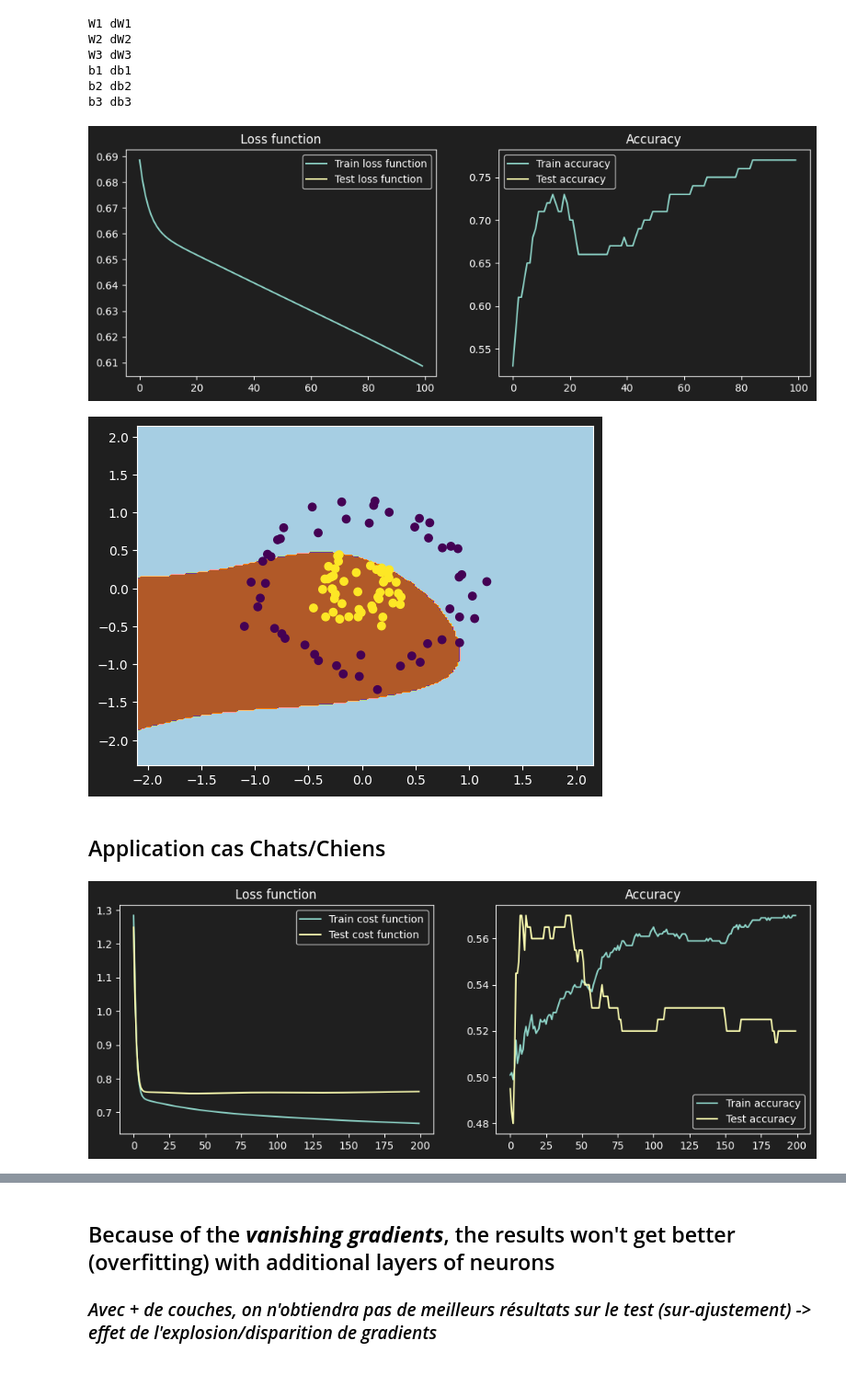
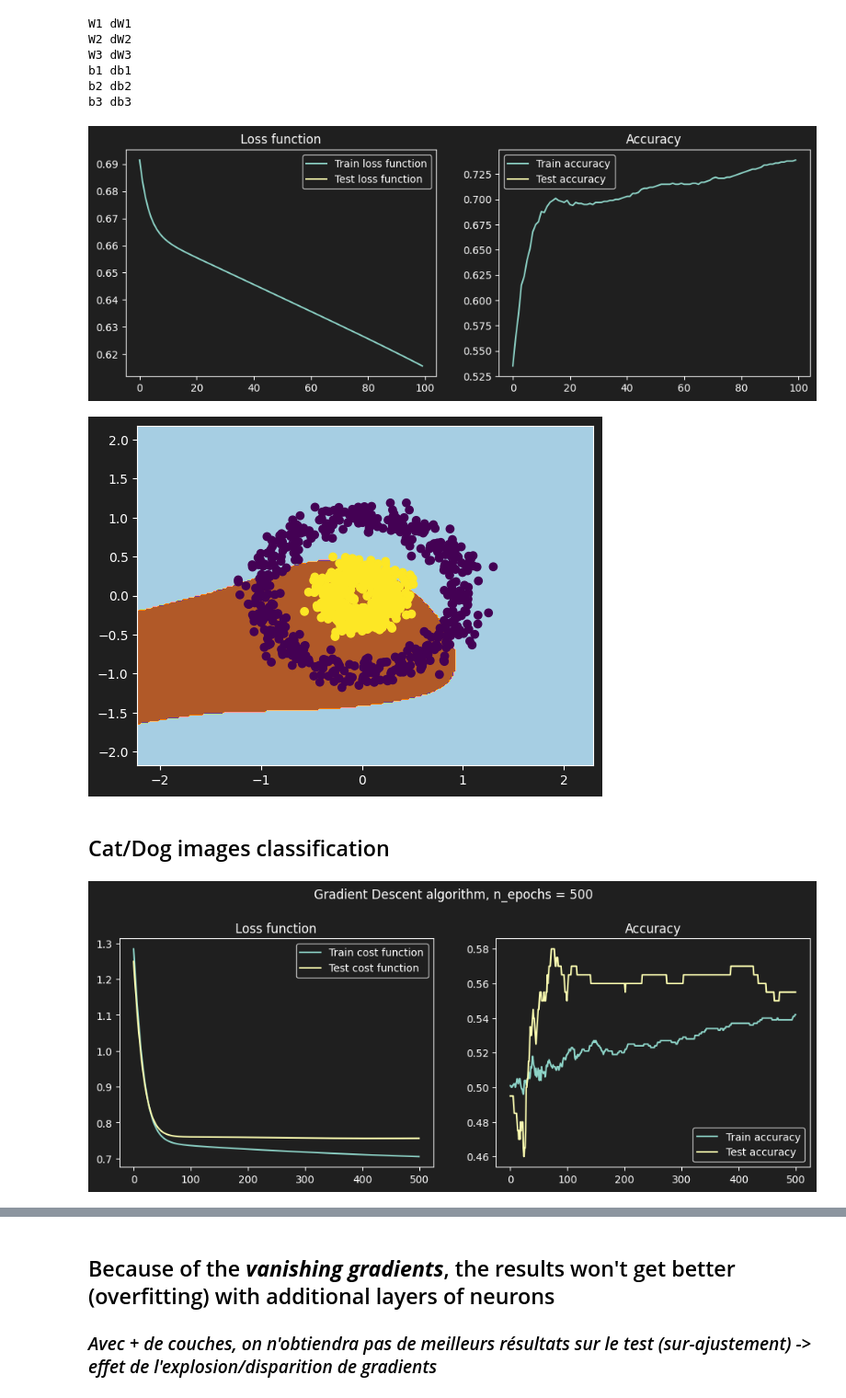
Before and after one commit to hadisql/deep_learning, a Jupyter notebook: DL_Nlayers.ipynb, the cells around one changed output, grey strips where cells are left out. Shown at 92% size. Drawn from its saved outputs; the diff is of its cells as text; code cells hidden in the pictures; blank space fills up the shorter version.

```diff
--- a/DL_Nlayers.ipynb
+++ b/DL_Nlayers.ipynb
@@ -105,7 +105,7 @@ plt.rcParams.update({
     "axes.facecolor": (0.12 , 0.12, 0.12, 1),
 })
 # %%
-X, y = make_circles(n_samples=100, noise=.1, factor=.3,random_state=0)
+X, y = make_circles(n_samples=1000, noise=.1, factor=.3,random_state=0)
 X = X.T
 y = y.reshape((y.shape[0],1))
 y = y.T
@@ -298,7 +298,7 @@ def neural_network(X_train, y_train, *hidden_layers, learning_rate=0.1, n_epochs
 # %%
 parameters_f, scores = neural_network(X,y,32,8,learning_rate=.01, n_epochs=1000, plot_scores=True)
 # %% [output]
-[figure, old version]
+[figure, new version]
 # %%
 h = .02  # step size in the mesh
 # create a mesh to plot in
@@ -320,9 +320,9 @@ plt.scatter(X[0,:],X[1,:],c=y)
 
 plt.show()
 # %% [output]
-[figure, old version]
+[figure, new version]
-# %% [markdown]
-## Application cas Chats/Chiens
+# %% [markdown]
+## Cat/Dog images classification
 # %%
 from sklearn.metrics import accuracy_score
 from tqdm import tqdm
@@ -382,6 +382,7 @@ def neural_network(X_train, y_train, X_test, y_test, *hidden_layers, learning_ra
         plt.plot(range(len(accuracy_hist_test)),accuracy_hist_test, label="Test accuracy")
         plt.title("Accuracy")
         plt.legend()
+        plt.suptitle(f"Gradient Descent algorithm, n_epochs = {n_epochs}", y=1.05)
         plt.show()
 
     return parameters, scores
@@ -410,7 +490,8 @@ X_test_reshape = X_test_reshape.T
 y_train = y_train.T
 y_test = y_test.T
 # %%
+# GRADIENT DESCENT ALGORITHM
 # 2 couches : 64 et 32 neurones
-parameters_f_cc, scores_cc = neural_network(X_train_reshape, y_train, X_test_reshape, y_test, 64, 32, learning_rate=0.01, n_epochs=2000, plot_scores=True, save_freq=10)
+parameters_f_cc, scores_cc = neural_network(X_train_reshape, y_train, X_test_reshape, y_test, 64, 32, learning_rate=0.01, n_epochs=500, plot_scores=True, save_freq=1)
 # %% [output]
-[figure, old version]
+[figure, new version]
```
Also changed, not shown: parts of 7 cells of this notebook.
